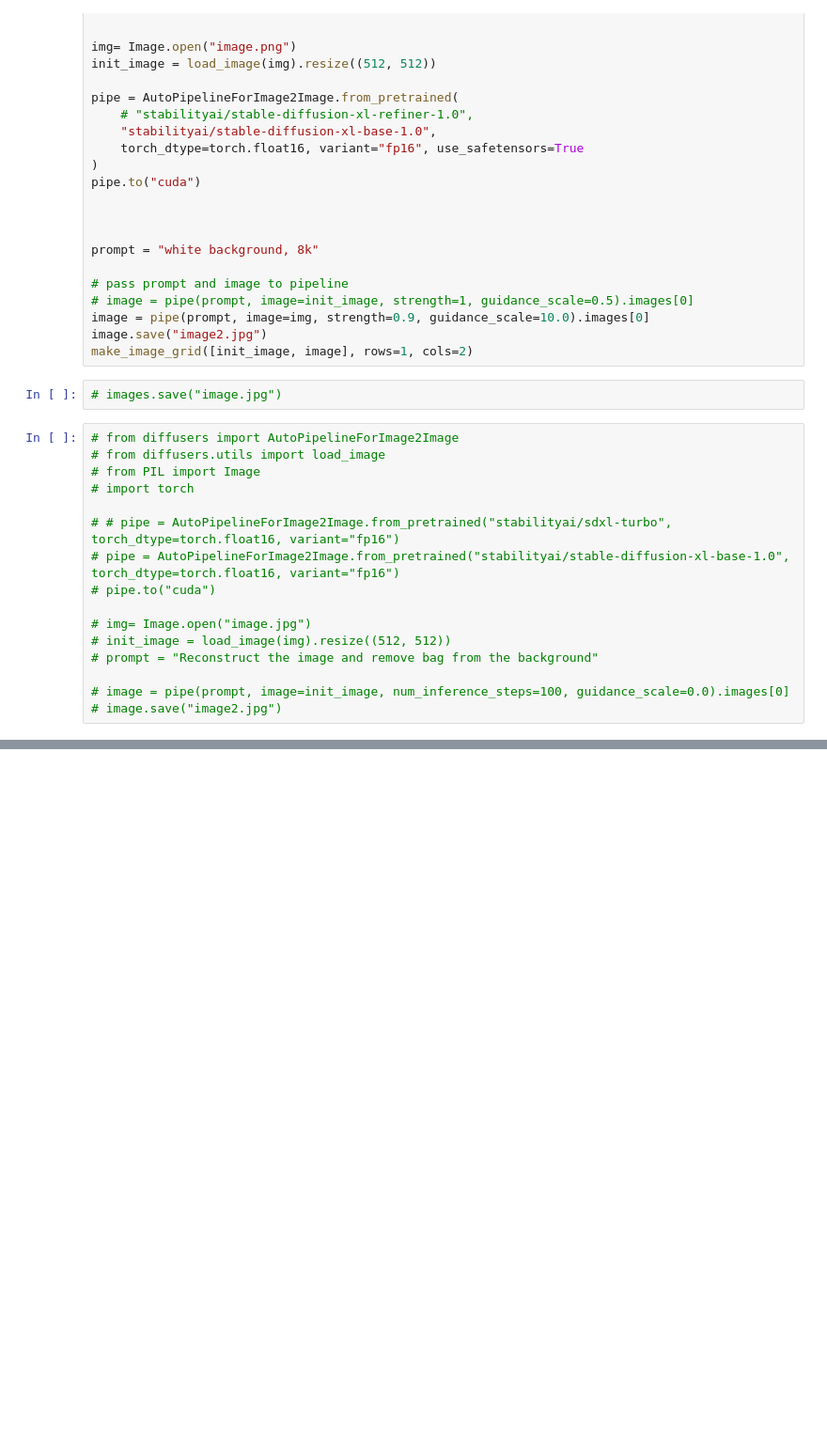
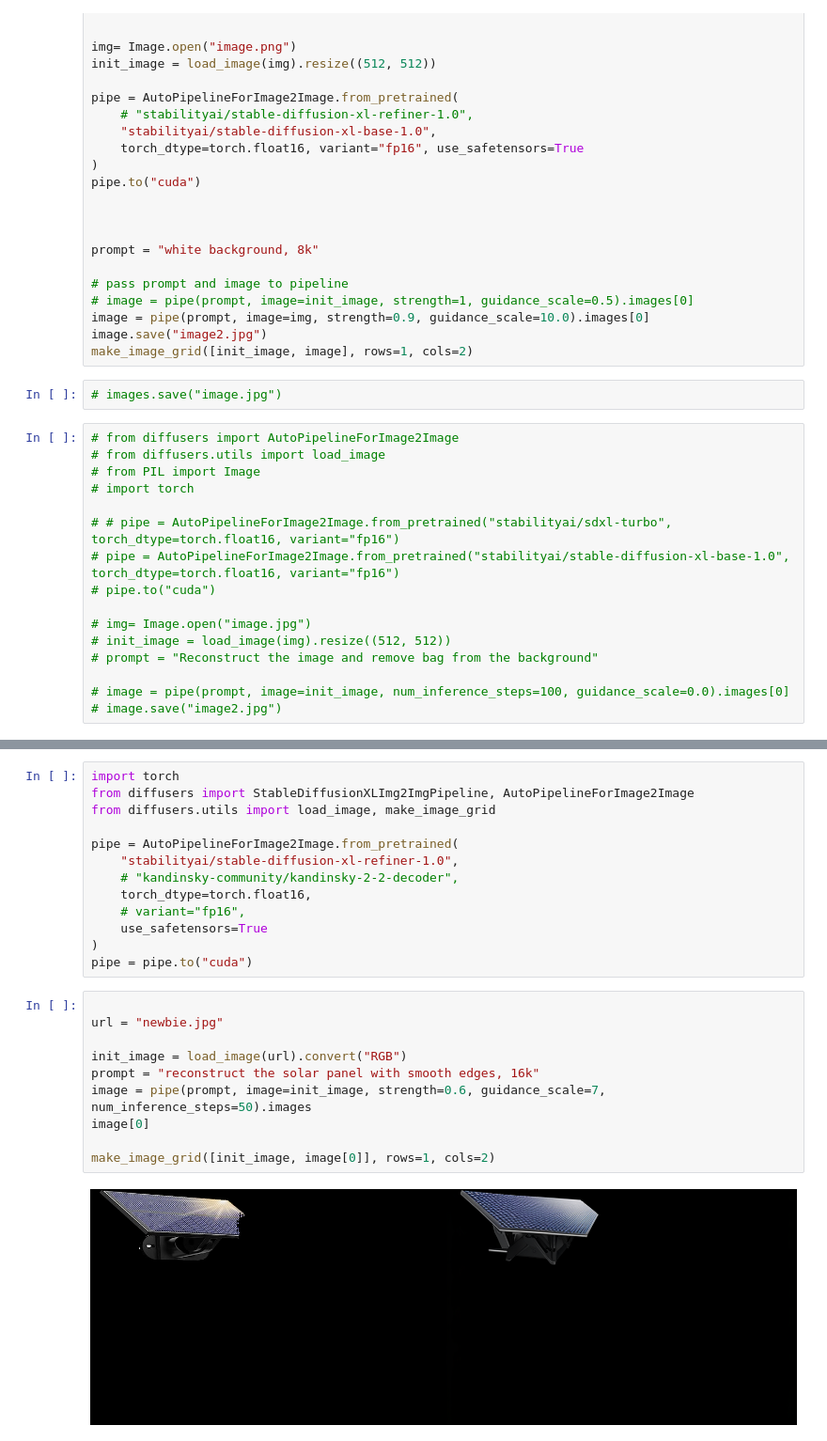
Before and after one commit to ideepankarsharma2003/StableDiffusionTesting, a Jupyter notebook: research/trails_01.ipynb, the cells around one changed output, grey strips where cells are left out. Shown at 94% size. Cells and saved outputs as stored; diff of their text form; blank space fills up the shorter version.

Commit message:
added stable diffusion refiner

```diff
--- a/research/trails_01.ipynb
+++ b/research/trails_01.ipynb
@@ -195,0 +254,25 @@ OutOfMemoryError: CUDA out of memory. Tried to allocate 1.06 GiB. GPU 0 has a to
+# %%
+import torch
+from diffusers import StableDiffusionXLImg2ImgPipeline, AutoPipelineForImage2Image
+from diffusers.utils import load_image, make_image_grid
+
+pipe = AutoPipelineForImage2Image.from_pretrained(
+    "stabilityai/stable-diffusion-xl-refiner-1.0",
+    # "kandinsky-community/kandinsky-2-2-decoder",
+    torch_dtype=torch.float16,
+    # variant="fp16",
+    use_safetensors=True
+)
+pipe = pipe.to("cuda")
+# %%
+
+url = "newbie.jpg"
+
+init_image = load_image(url).convert("RGB")
+prompt = "reconstruct the solar panel with smooth edges, 16k"
+image = pipe(prompt, image=init_image, strength=0.6, guidance_scale=7, num_inference_steps=50).images
+image[0]
+
+make_image_grid([init_image, image[0]], rows=1, cols=2)
+# %% [output]
+[figure, added]
```
Also changed, not shown: parts of 7 cells of this notebook, 4 other files.
